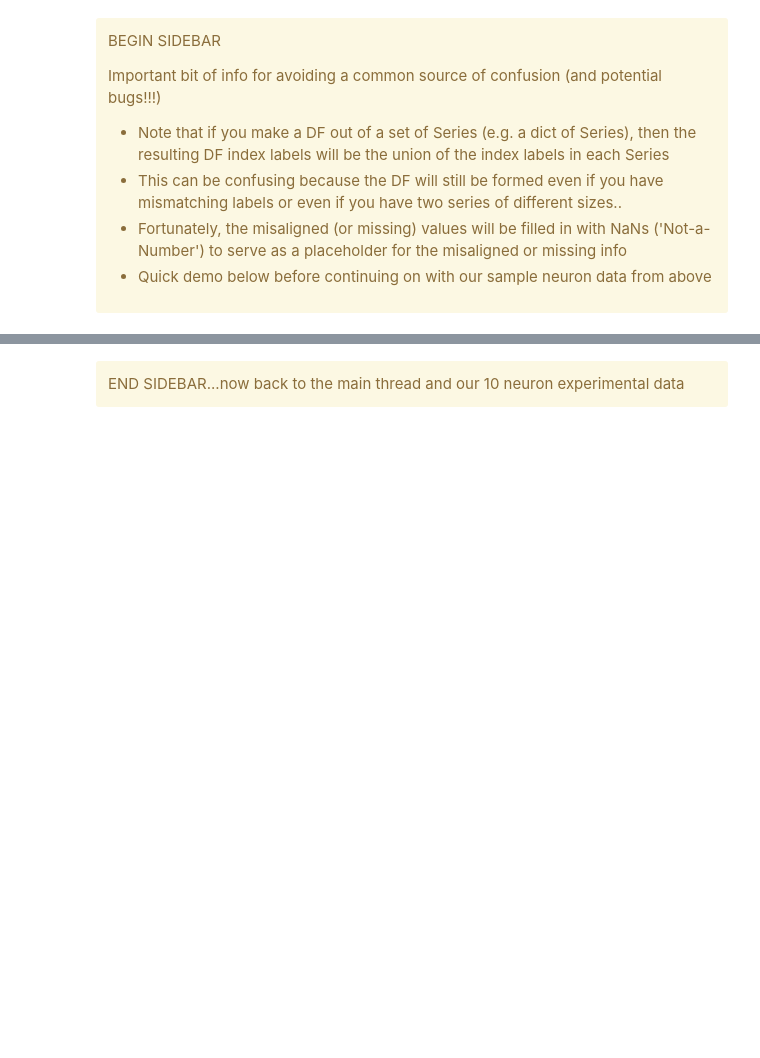
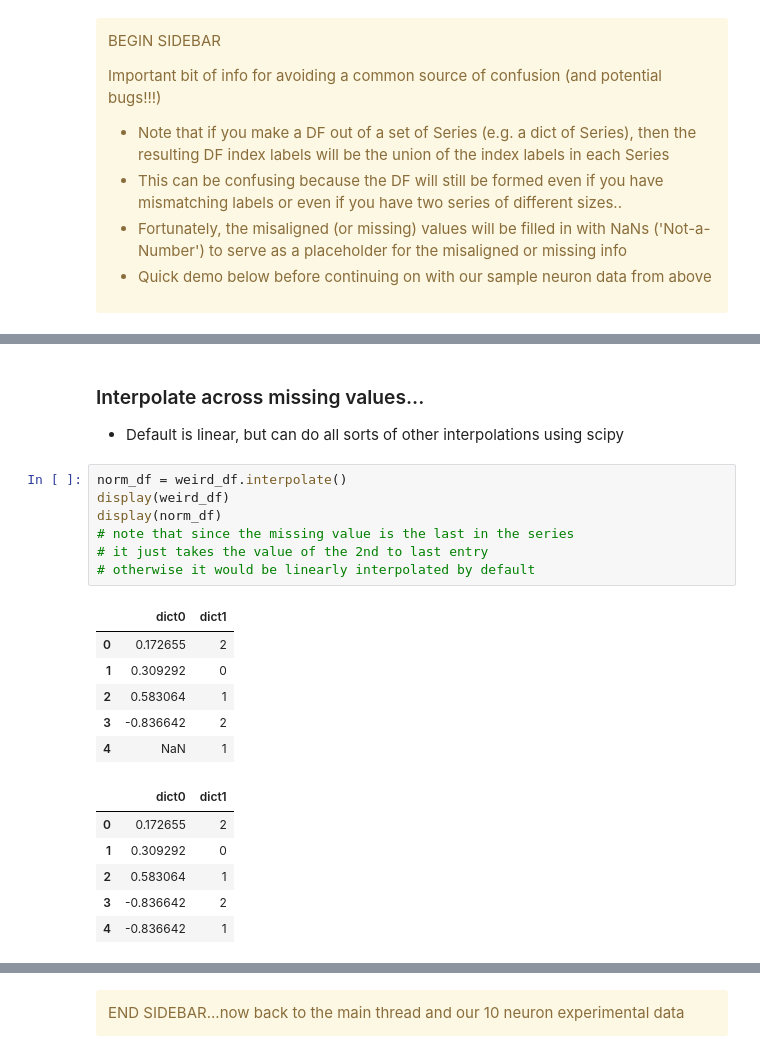
Before and after one commit to TimCSheehan/dev, a Jupyter notebook: Tutorial_051_Pandas_DataFrames.ipynb, the cells around one changed output, grey strips where cells are left out. Saved outputs shown, nothing was run; the diff lists cells and outputs as text; blank space fills up the shorter version.

```diff
--- a/Tutorial_051_Pandas_DataFrames.ipynb
+++ b/Tutorial_051_Pandas_DataFrames.ipynb
@@ -171,0 +250,23 @@ if np.isnan(weird_df).any:
+# %% [markdown]
+### Interpolate across missing values...
+* Default is linear, but can do all sorts of other interpolations using scipy
+# %%
+norm_df = weird_df.interpolate()
+display(weird_df)
+display(norm_df)
+# note that since the missing value is the last in the series
+# it just takes the value of the 2nd to last entry
+# otherwise it would be linearly interpolated by default
+# %% [output]
+|  | dict0 | dict1 |
+| 0 | 0.172655 | 2 |
+| 1 | 0.309292 | 0 |
+| 2 | 0.583064 | 1 |
+| 3 | -0.836642 | 2 |
+| 4 | NaN | 1 |
+|  | dict0 | dict1 |
+| 0 | 0.172655 | 2 |
+| 1 | 0.309292 | 0 |
+| 2 | 0.583064 | 1 |
+| 3 | -0.836642 | 2 |
+| 4 | -0.836642 | 1 |
```
Also changed, not shown: parts of 20 cells of this notebook, 1 other file.
